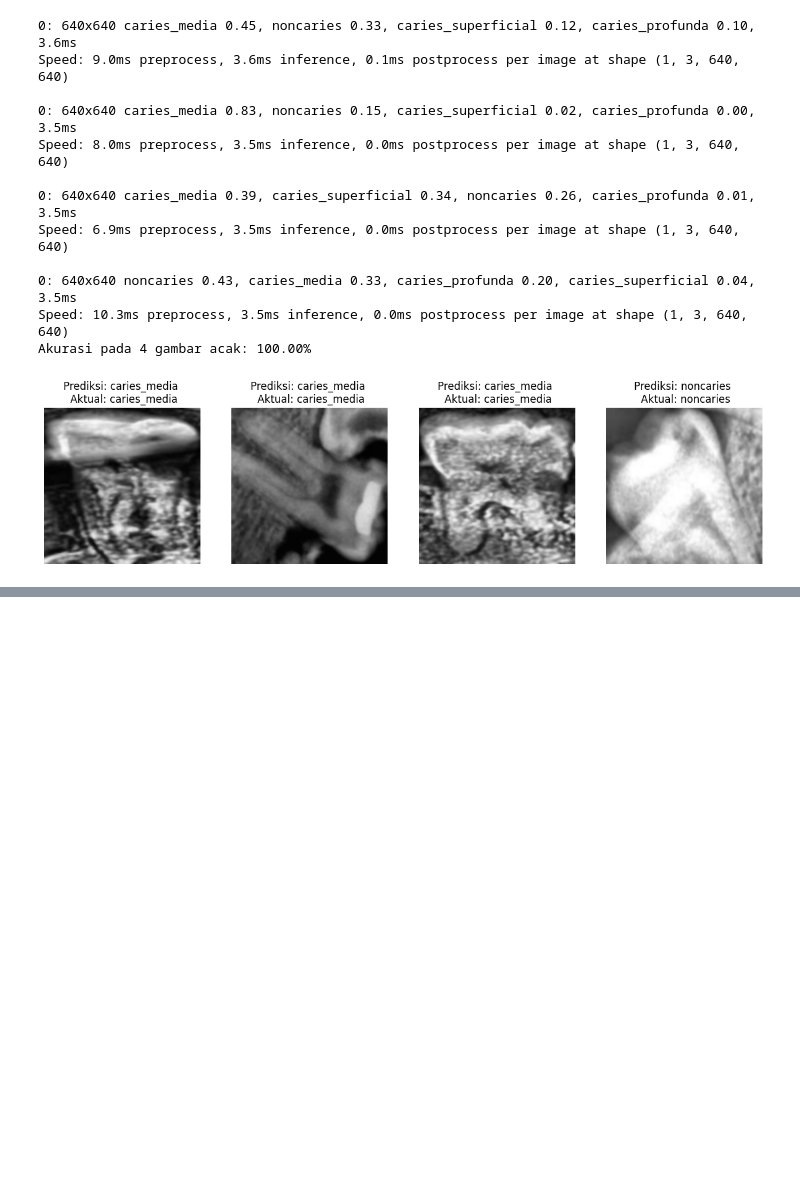
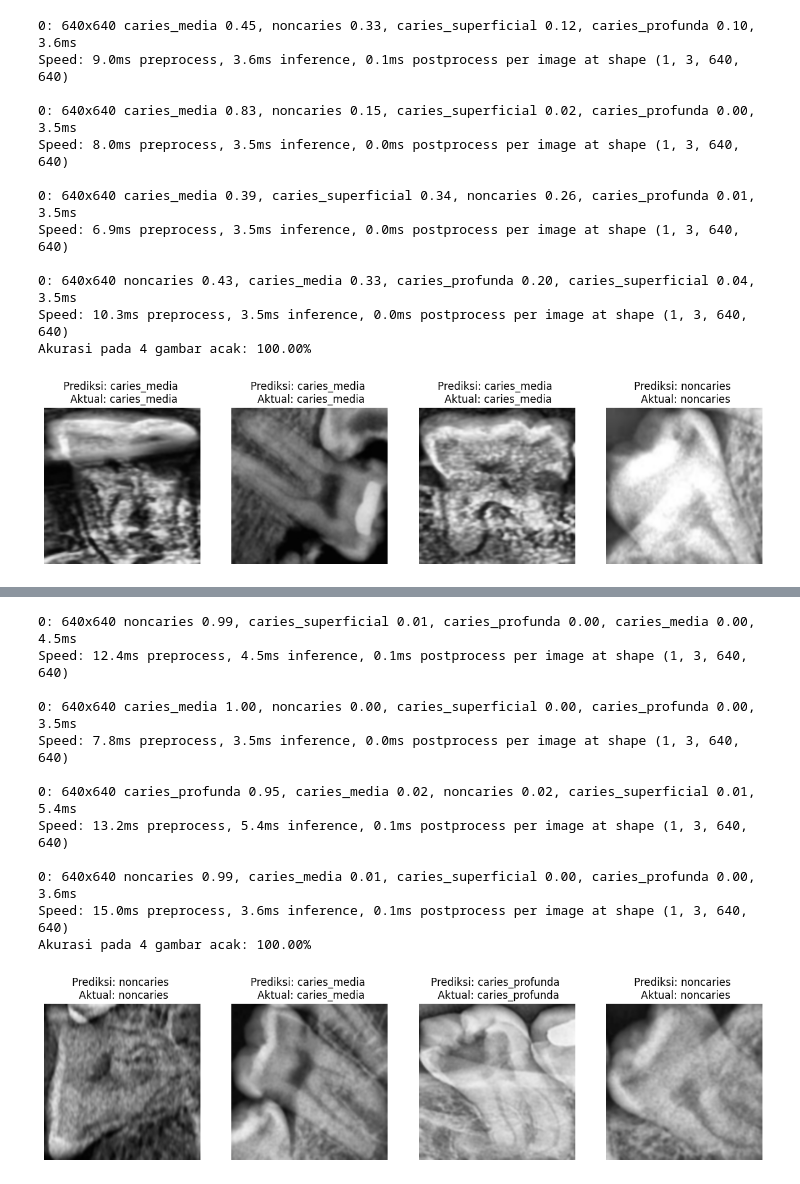
Before and after one commit to gabrieldimas/periapical-photo-caries-detection-using-deep-learning, a Jupyter notebook: classification_model_no_augment_with_filter_v1.ipynb, the cells around one changed output, grey strips where cells are left out. Drawn from its saved outputs; the diff is of its cells as text; code cells hidden in the pictures; blank space fills up the shorter version.

Commit message:
update on training for 60 epoch

```diff
--- a/classification_model_no_augment_with_filter_v1.ipynb
+++ b/classification_model_no_augment_with_filter_v1.ipynb
@@ -162,0 +165,13 @@ files.download(zip_path)
+# %%
+!pip install ultralytics
+
+import os
+import shutil
+
+dataset_dir = "/content/dataset_5"
+
+from ultralytics import YOLO
+
+model = YOLO("yolov8n-cls.pt")
+
+model.train(data=dataset_dir, epochs=60, imgsz=640, batch=16, augment=False)
@@ -162,0 +232,66 @@ files.download(zip_path)
+# %%
+import random
+from glob import glob
+import cv2
+import matplotlib.pyplot as plt
+from ultralytics import YOLO
+
+# Tentukan path ke folder validasi Anda
+val_folder = "/content/dataset_5/val"
+
+# Ambil semua path gambar dari folder validasi
+image_paths = glob(f"{val_folder}/*/*.jpg")
+
+# Pilih 4 gambar acak
+sample_images = random.sample(image_paths, 4)
+
+correct_predictions = 0
+total_predictions = 0
+
+fig, axes = plt.subplots(1, len(sample_images), figsize=(15, 5)) # Buat subplot
+
+for i, img_path in enumerate(sample_images):
+    # Baca dan preprocess gambar
+    img = cv2.imread(img_path)
+    img = cv2.cvtColor(img, cv2.COLOR_BGR2RGB)
+
+    # Jalankan prediksi
+    results = model(img)
+
+    # Ambil kelas prediksi dengan probabilitas tertinggi
+    predicted_class = results[0].probs.top1
+    class_names = model.names  # Daftar nama kelas
+
+    # Ambil label sebenarnya dari path gambar (asumsi nama folder adalah label)
+    true_label = img_path.split('/')[-2]
+
+    # Bandingkan prediksi dengan label sebenarnya
+    if class_names[predicted_class] == true_label:
+        correct_predictions += 1
+
+    total_predictions += 1
+
+    # Tampilkan gambar dengan prediksi di subplot
+    axes[i].imshow(img)
+    axes[i].set_title(f"Prediksi: {class_names[predicted_class]} \n Aktual: {true_label}")
+    axes[i].axis("off")
+
+# Hitung akurasi
+accuracy = (correct_predictions / total_predictions) * 100
+print(f"Akurasi pada 4 gambar acak: {accuracy:.2f}%")
+
+plt.show() # Tampilkan plot dengan semua gambar
+# %% [output]
+0: 640x640 noncaries 0.99, caries_superficial 0.01, caries_profunda 0.00, caries_media 0.00, 4.5ms
+Speed: 12.4ms preprocess, 4.5ms inference, 0.1ms postprocess per image at shape (1, 3, 640, 640)
+
+0: 640x640 caries_media 1.00, noncaries 0.00, caries_superficial 0.00, caries_profunda 0.00, 3.5ms
+Speed: 7.8ms preprocess, 3.5ms inference, 0.0ms postprocess per image at shape (1, 3, 640, 640)
+
+0: 640x640 caries_profunda 0.95, caries_media 0.02, noncaries 0.02, caries_superficial 0.01, 5.4ms
+Speed: 13.2ms preprocess, 5.4ms inference, 0.1ms postprocess per image at shape (1, 3, 640, 640)
+
+0: 640x640 noncaries 0.99, caries_media 0.01, caries_superficial 0.00, caries_profunda 0.00, 3.6ms
+Speed: 15.0ms preprocess, 3.6ms inference, 0.1ms postprocess per image at shape (1, 3, 640, 640)
+Akurasi pada 4 gambar acak: 100.00%
+[figure, added]
```
Also changed, not shown: parts of 3 cells of this notebook.
